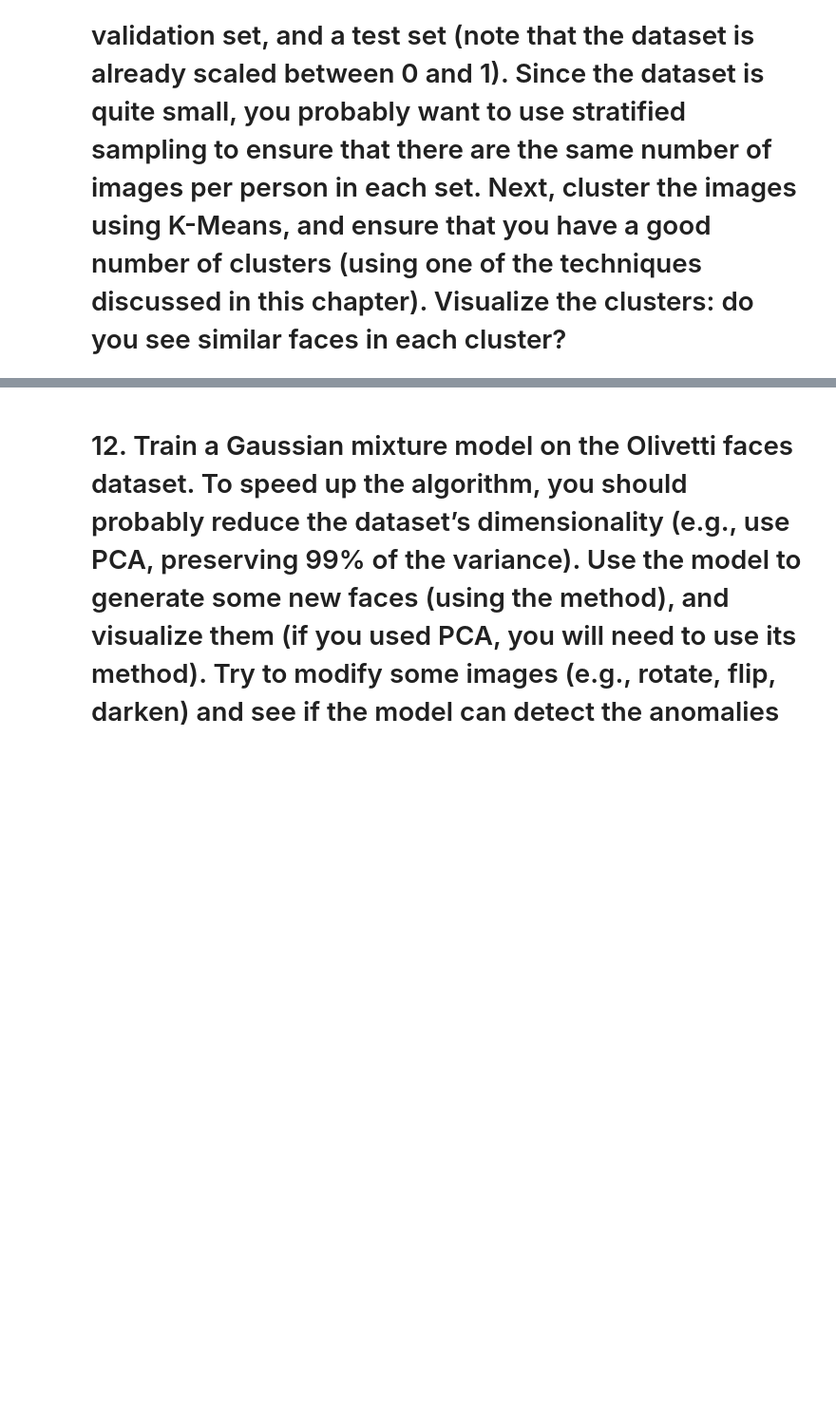
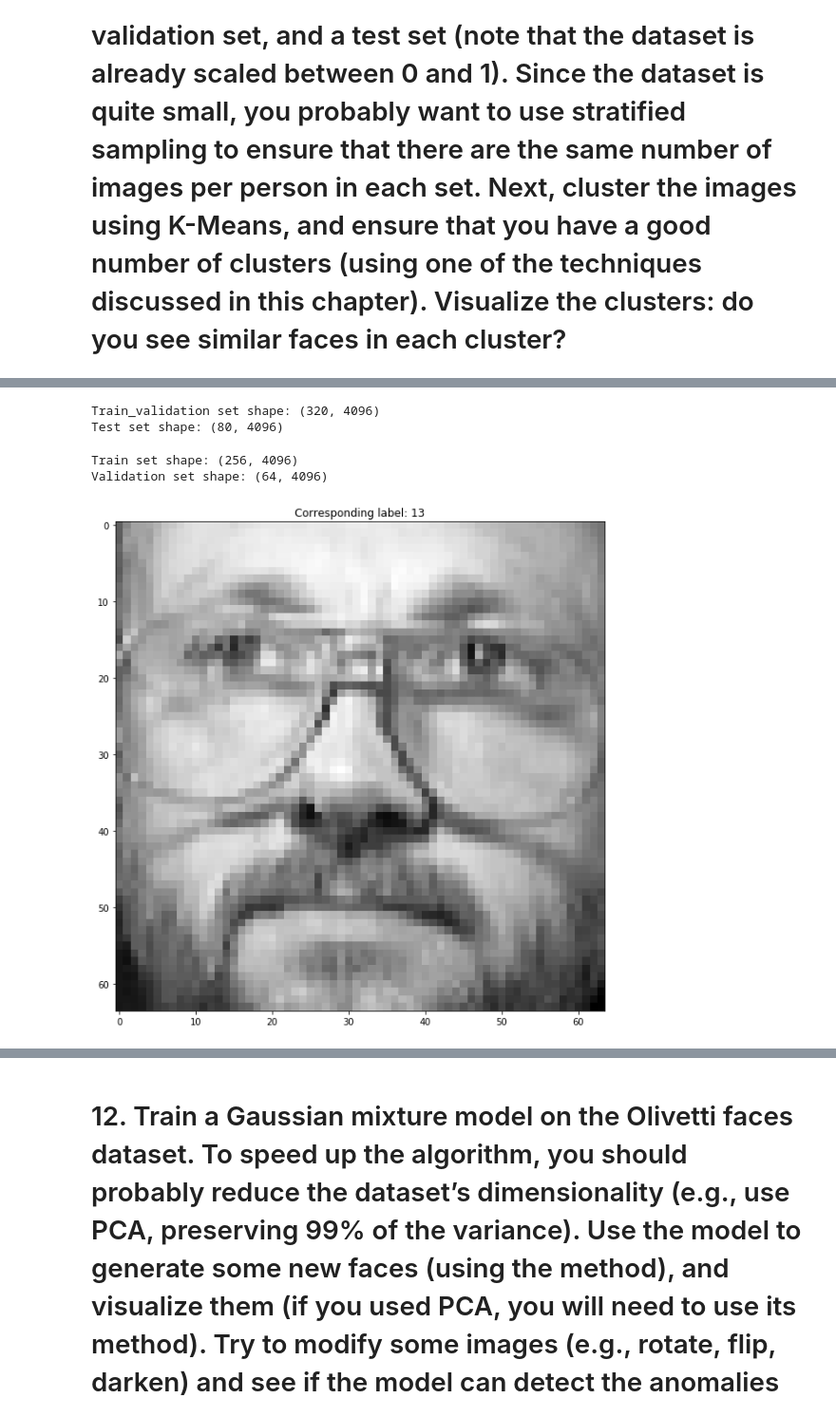
Before and after one commit to easypanda/Handson-ML2, a Jupyter notebook: Chapter 9: Unsupervised Learning/Unsupervised_learning_exercices.ipynb, the cells around one changed output, grey strips where cells are left out. Shown at 95% size. Saved outputs shown, nothing was run; the diff lists cells and outputs as text; code cells hidden in the pictures; blank space fills up the shorter version.

```diff
--- a/Chapter 9: Unsupervised Learning/Unsupervised_learning_exercices.ipynb
+++ b/Chapter 9: Unsupervised Learning/Unsupervised_learning_exercices.ipynb
@@ -84,0 +99,4 @@ Both the BIC and the AIC penalize models that have more parameters to learn (e.g
+# %%
+RANDOM_STATE = 42 #Global random state, same as np.random.seed(42)
+# %%
+X,y = fetch_olivetti_faces(return_X_y=True,shuffle=True,random_state=RANDOM_STATE)
@@ -84,0 +120,6 @@ Both the BIC and the AIC penalize models that have more parameters to learn (e.g
+# %%
+print(f"Train_validation set shape: {X_train_validation.shape}")
+print(f"Test set shape: {X_test.shape}")
+# %% [output]
+Train_validation set shape: (320, 4096)
+Test set shape: (80, 4096)
@@ -84,0 +134,6 @@ Both the BIC and the AIC penalize models that have more parameters to learn (e.g
+# %%
+print(f"Train set shape: {X_train.shape}")
+print(f"Validation set shape: {X_validation.shape}")
+# %% [output]
+Train set shape: (256, 4096)
+Validation set shape: (64, 4096)
@@ -84,0 +149,9 @@ Both the BIC and the AIC penalize models that have more parameters to learn (e.g
+# %%
+#Example of face
+plt.figure(figsize=(10,10))
+plt.imshow(X[250].reshape(-1,64), cmap=plt.cm.gray,
+           interpolation='nearest')
+plt.title(f"Corresponding label: {y[250]}")
+plt.show()
+# %% [output]
+[figure, added]
```
Also changed, not shown: parts of 69 cells of this notebook, 1 other file.
